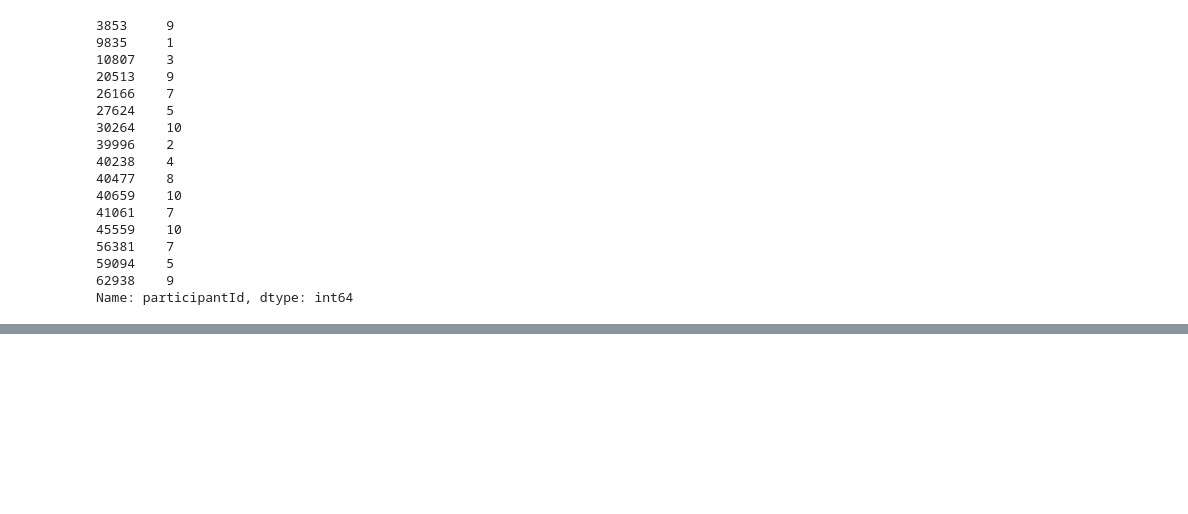
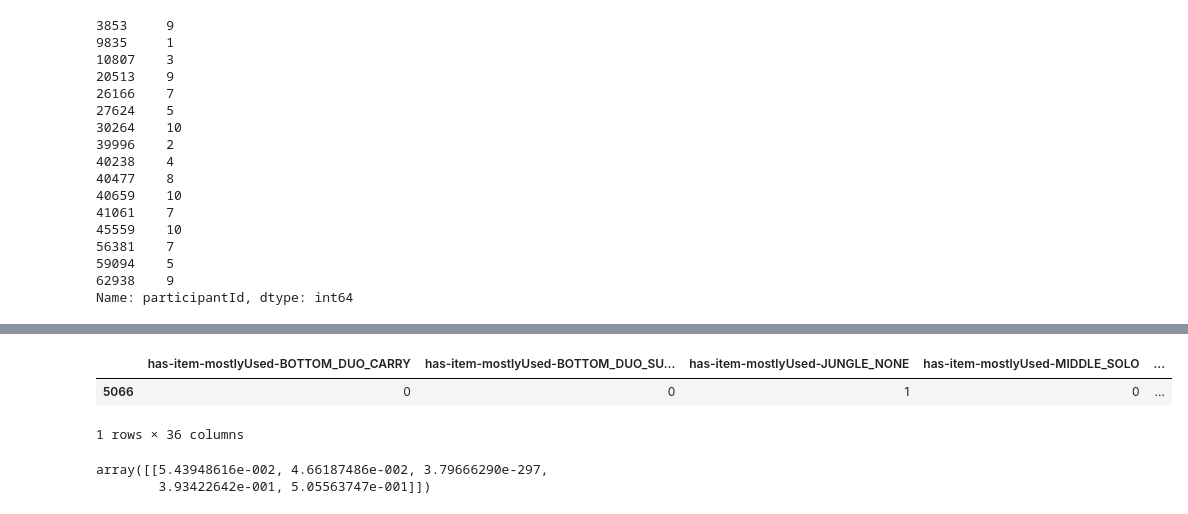
Before and after one commit to Canisback/roleML, a Jupyter notebook: Role ML.ipynb, the cells around one changed output, grey strips where cells are left out. Drawn from its saved outputs; the diff is of its cells as text; code cells hidden in the pictures; blank space fills up the shorter version.

```diff
--- a/Role ML.ipynb
+++ b/Role ML.ipynb
@@ -1045,0 +1063,11 @@ sum(accs) / len(accs)
+# %%
+dfEntries[((dfEntries["gameId"]==3917774255) & (dfEntries["participantId"]==9))].drop(["position","participantId","gameId","position_verified"], axis=1)
+# %% [output]
+|  | has-item-mostlyUsed-BOTTOM_DUO_CARRY | has-item-mostlyUsed-BOTTOM_DUO_SU... | has-item-mostlyUsed-JUNGLE_NONE | has-item-mostlyUsed-MIDDLE_SOLO | ... |
+| 5066 | 0 | 0 | 1 | 0 | ... |
+1 rows × 36 columns
+# %%
+c.predict_proba(dfEntries[((dfEntries["gameId"]==3917774255) & (dfEntries["participantId"]==9))].drop(["position","participantId","gameId","position_verified","position_prediction"], axis=1))
+# %% [output]
+array([[5.43948616e-002, 4.66187486e-002, 3.79666290e-297,
+        3.93422642e-001, 5.05563747e-001]])
```
Also changed, not shown: parts of 18 cells of this notebook, 9 other files.
